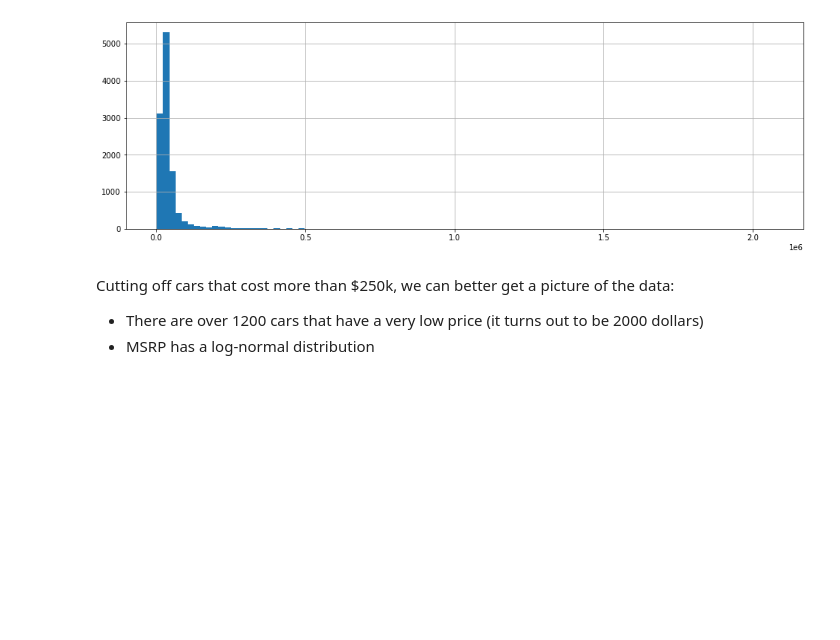
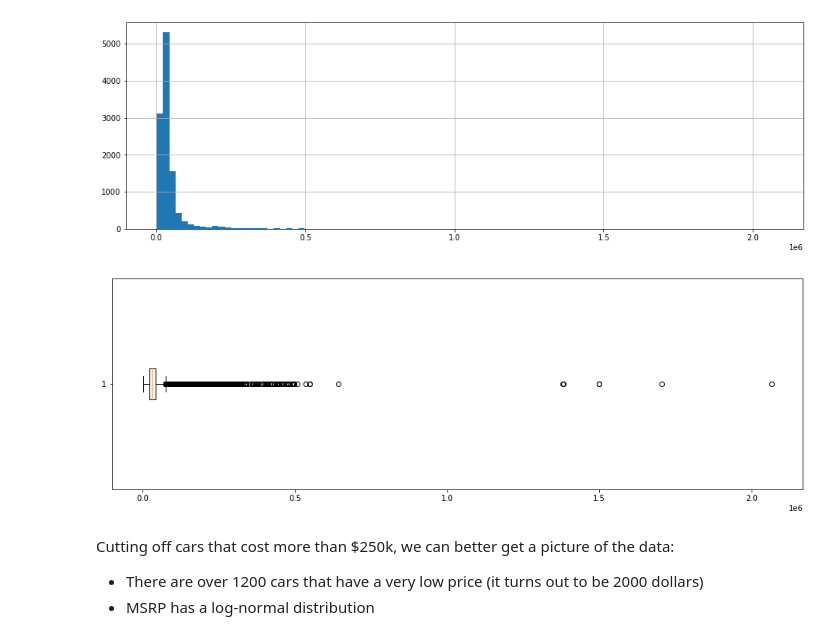
Before and after one commit to sirajali/car-price-predictor, a Jupyter notebook: notebooks/EDA.ipynb, the cells around one changed output. Drawn from its saved outputs; the diff is of its cells as text; code cells hidden in the pictures; blank space fills up the shorter version.

```diff
--- a/notebooks/EDA.ipynb
+++ b/notebooks/EDA.ipynb
@@ -11,7 +11,9 @@ import seaborn as sns
 # %% [markdown]
 ## Read in the dataset, and preview the data
 # %%
-df_raw = pd.read_csv('./data.csv')
+DATA_LOCATION = '../data.csv'
+
+df_raw = pd.read_csv(DATA_LOCATION)
 print(df_raw.shape)
 # %% [output]
 (11914, 16)
@@ -87,6 +99,12 @@ df['MSRP'].hist(bins=100, figsize=(16, 5))
 # %% [output]
 <AxesSubplot:>
 [figure]
+# %%
+fig, ax = plt.subplots(figsize=(16, 5))
+ax.boxplot(df['MSRP'], vert=False)
+plt.show()
+# %% [output]
+[figure, added]
 # %% [markdown]
 Cutting off cars that cost more than $250k, we can better get a picture of the data:
 * There are over 1200 cars that have a very low price (it turns out to be 2000 dollars)
```
Also changed, not shown: parts of 5 cells of this notebook, 3 other files.
